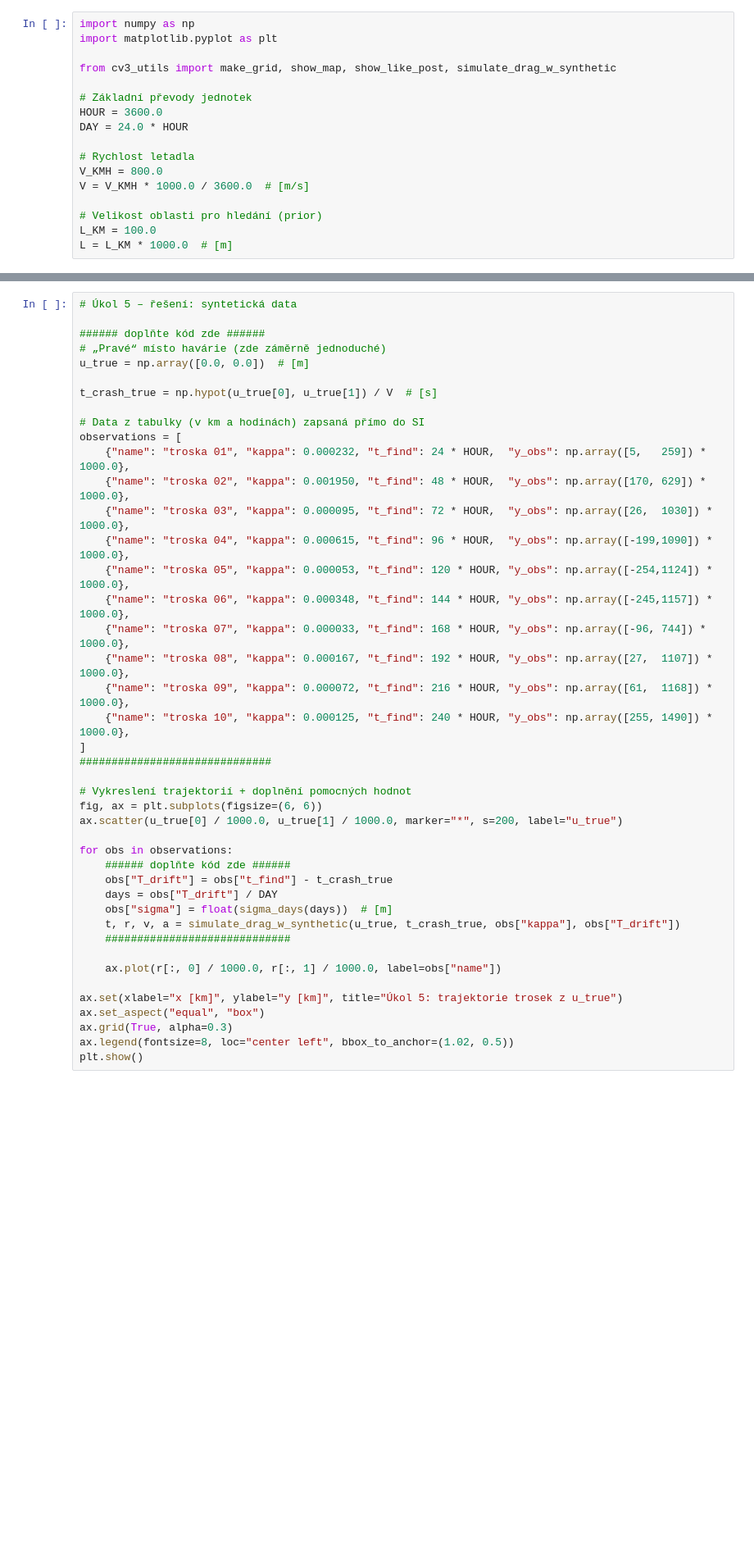
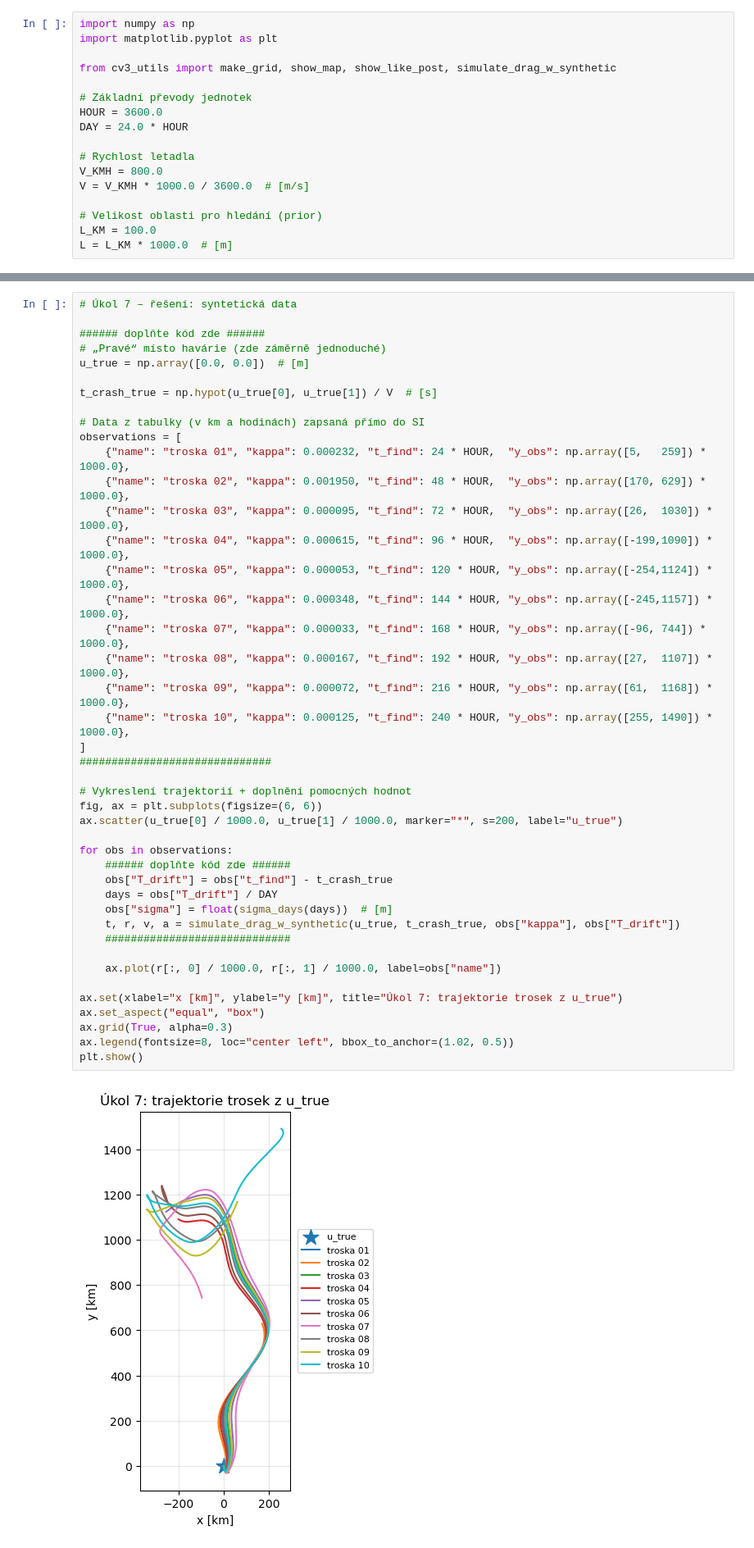
Before and after one commit to Beremi/SKOMAM, a Jupyter notebook: cv3/cv3_reseni.ipynb, the cells around one changed output, grey strips where cells are left out. Shown at 82% size. Cells and saved outputs as stored; diff of their text form; blank space fills up the shorter version.

```diff
--- a/cv3/cv3_reseni.ipynb
+++ b/cv3/cv3_reseni.ipynb
@@ -439,5 +645,5 @@ Hodnoty jsou zadány v kilometrech a hodinách (před převodem do SI).
 # %%
-# Úkol 5 – řešení: syntetická data
+# Úkol 7 – řešení: syntetická data
 
 ###### doplňte kód zde ######
 # „Pravé“ místo havárie (zde záměrně jednoduché)
@@ -451,31 +657,33 @@ observations = [
     {"name": "troska 02", "kappa": 0.001950, "t_find": 48 * HOUR,  "y_obs": np.array([170, 629]) * 1000.0},
     {"name": "troska 03", "kappa": 0.000095, "t_find": 72 * HOUR,  "y_obs": np.array([26,  1030]) * 1000.0},
     {"name": "troska 04", "kappa": 0.000615, "t_find": 96 * HOUR,  "y_obs": np.array([-199,1090]) * 1000.0},
     {"name": "troska 05", "kappa": 0.000053, "t_find": 120 * HOUR, "y_obs": np.array([-254,1124]) * 1000.0},
     {"name": "troska 06", "kappa": 0.000348, "t_find": 144 * HOUR, "y_obs": np.array([-245,1157]) * 1000.0},
     {"name": "troska 07", "kappa": 0.000033, "t_find": 168 * HOUR, "y_obs": np.array([-96, 744]) * 1000.0},
     {"name": "troska 08", "kappa": 0.000167, "t_find": 192 * HOUR, "y_obs": np.array([27,  1107]) * 1000.0},
     {"name": "troska 09", "kappa": 0.000072, "t_find": 216 * HOUR, "y_obs": np.array([61,  1168]) * 1000.0},
     {"name": "troska 10", "kappa": 0.000125, "t_find": 240 * HOUR, "y_obs": np.array([255, 1490]) * 1000.0},
 ]
 ##############################
 
 # Vykreslení trajektorií + doplnění pomocných hodnot
 fig, ax = plt.subplots(figsize=(6, 6))
 ax.scatter(u_true[0] / 1000.0, u_true[1] / 1000.0, marker="*", s=200, label="u_true")
 
 for obs in observations:
     ###### doplňte kód zde ######
     obs["T_drift"] = obs["t_find"] - t_crash_true
     days = obs["T_drift"] / DAY
     obs["sigma"] = float(sigma_days(days))  # [m]
     t, r, v, a = simulate_drag_w_synthetic(u_true, t_crash_true, obs["kappa"], obs["T_drift"])
     #############################
 
     ax.plot(r[:, 0] / 1000.0, r[:, 1] / 1000.0, label=obs["name"])
 
-ax.set(xlabel="x [km]", ylabel="y [km]", title="Úkol 5: trajektorie trosek z u_true")
+ax.set(xlabel="x [km]", ylabel="y [km]", title="Úkol 7: trajektorie trosek z u_true")
 ax.set_aspect("equal", "box")
 ax.grid(True, alpha=0.3)
 ax.legend(fontsize=8, loc="center left", bbox_to_anchor=(1.02, 0.5))
 plt.show()
+# %% [output]
+[figure, added]
```
Also changed, not shown: parts of 38 cells of this notebook, 1 other file.
